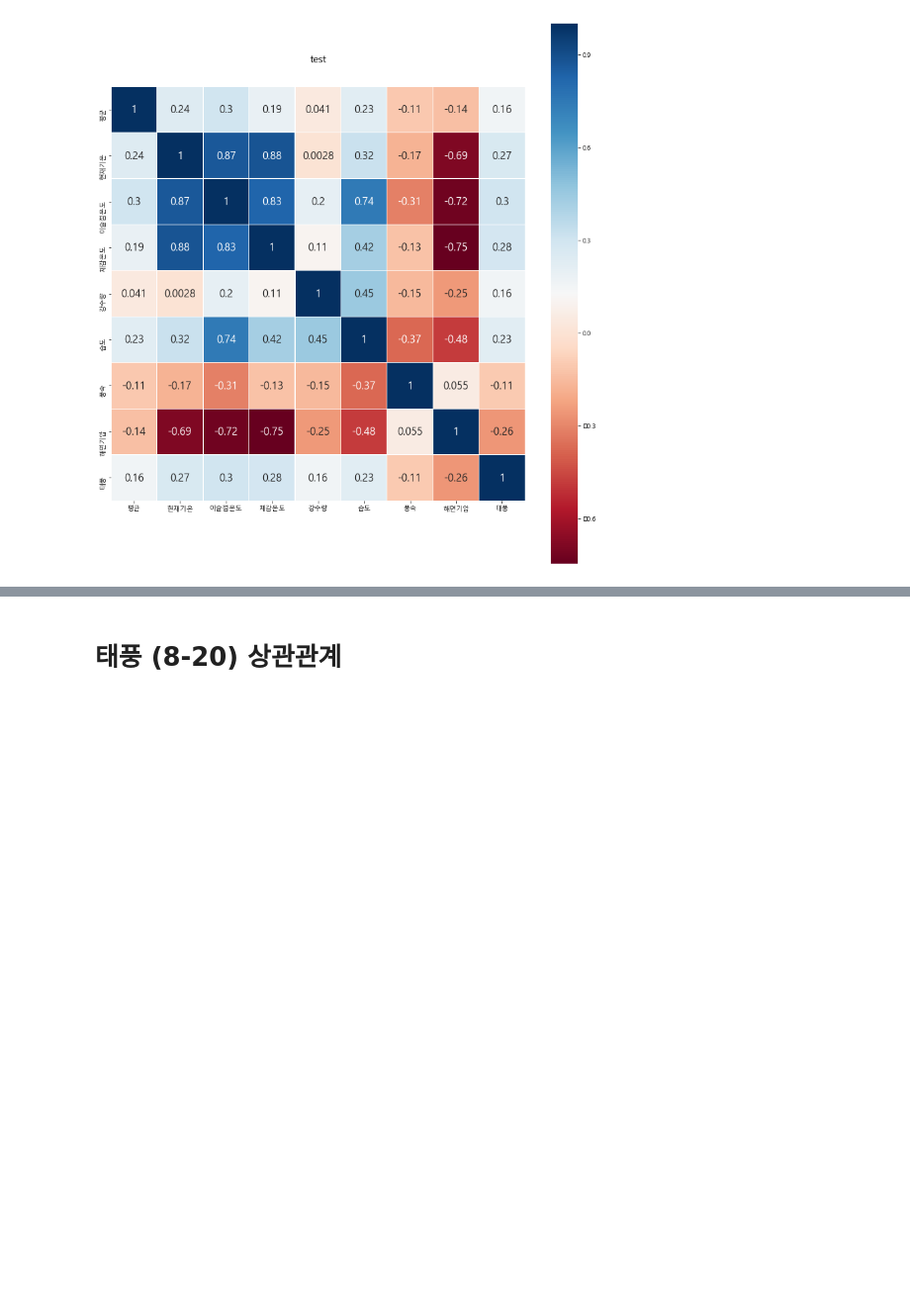
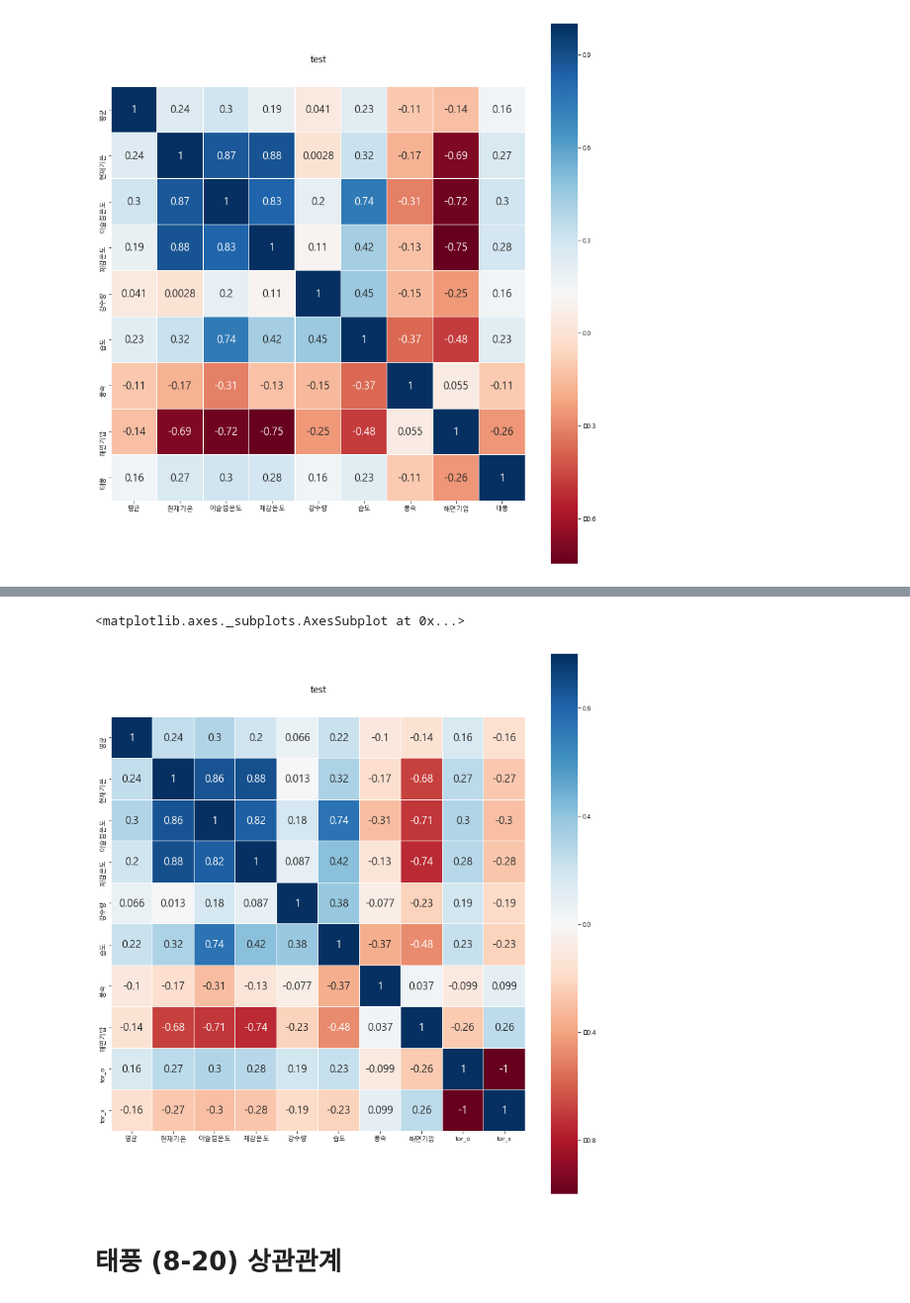
Before and after one commit to euskate/mp02, a Jupyter notebook: correlation_final.ipynb, the cells around one changed output, grey strips where cells are left out. Shown at 99% size. Saved outputs shown, nothing was run; the diff lists cells and outputs as text; code cells hidden in the pictures; blank space fills up the shorter version.

```diff
--- a/correlation_final.ipynb
+++ b/correlation_final.ipynb
@@ -298,0 +301,4 @@ sns.heatmap(heatmap_data_typ.astype(float).corr(), linewidths=0.1, vmax=1.0,
+# %%
+df_test = pd.read_csv('./data/maindata.csv', encoding='utf-8')
+# %%
+df_test = pd.get_dummies(df_test, columns=['태풍'], prefix='tor')
@@ -299,3 +326,17 @@ sns.heatmap(heatmap_data_typ.astype(float).corr(), linewidths=0.1, vmax=1.0,
+# %%
+
+heatmap_data  = df_test[['평균','현재기온', '이슬점온도', '체감온도', '강수량', '습도',
+       '풍속', '해면기압', 'tor_o', 'tor_x']]
+
+colormap = plt.cm.RdBu
+plt.figure(figsize=(14, 15))
+plt.title('test', y=1.05, size=15)
+
+sns.heatmap(heatmap_data.astype(float).corr(), linewidths=0.1, vmax=1.0,
+           square=True, cmap=colormap, linecolor='white', annot=True, annot_kws={"size": 16})
+# %% [output]
+<matplotlib.axes._subplots.AxesSubplot at 0x...>
+[figure, added]
 # %% [markdown]
 # 태풍 (8-20) 상관관계
 # %%
```
Also changed, not shown: parts of 3 cells of this notebook.
